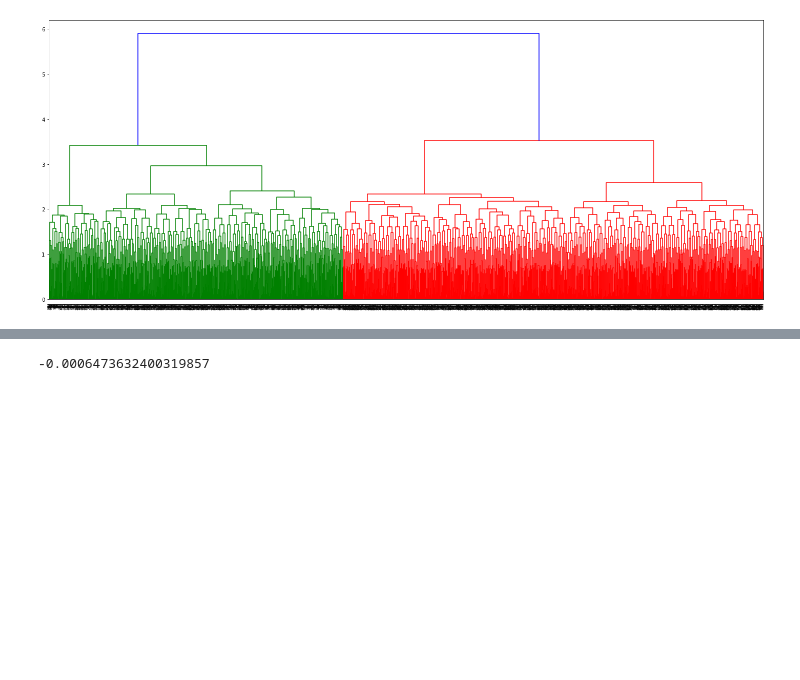
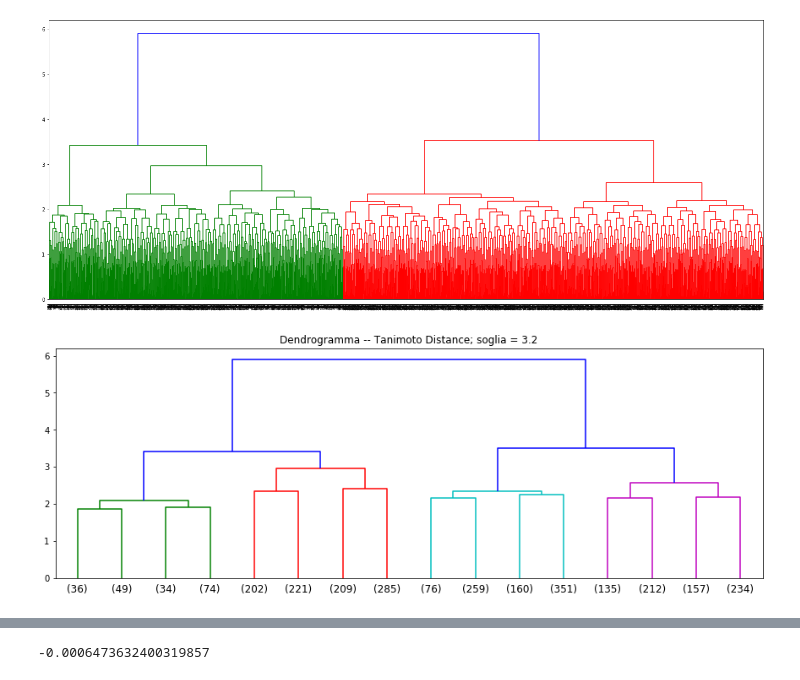
Before and after one commit to simonedambrosi/MLTOX-Simone, a Jupyter notebook: Script per tesi/Clustering -- Tanimoto, Hamming.ipynb, the cells around one changed output, grey strips where cells are left out. Cells and saved outputs as stored; diff of their text form; code cells hidden in the pictures; blank space fills up the shorter version.

```diff
--- a/Script per tesi/Clustering -- Tanimoto, Hamming.ipynb
+++ b/Script per tesi/Clustering -- Tanimoto, Hamming.ipynb
@@ -466,6 +466,14 @@ dnd = dendrogram(Z_tanimoto, show_leaf_counts = True)
 plt.show()
 # %% [output]
 [figure]
+# %%
+plt.figure(figsize = (15,5))
+# il parametro p identifica quanta ramificazione avere dopo il taglio
+dnd = dendrogram(Z_tanimoto, truncate_mode = 'level', p = 3, show_leaf_counts = True, color_threshold = 3.2)
+plt.title('Dendrogramma -- Tanimoto Distance; soglia = 3.2')
+plt.show()
+# %% [output]
+[figure, added]
 # %%
 from scipy.cluster.hierarchy import fcluster
 
```
Also changed, not shown: 25 other files.
